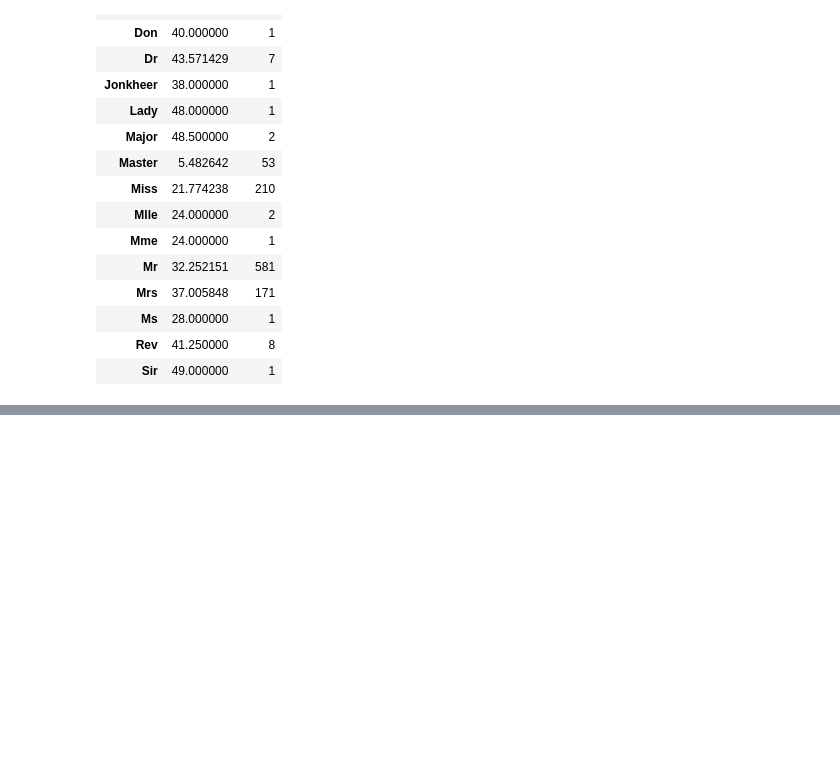
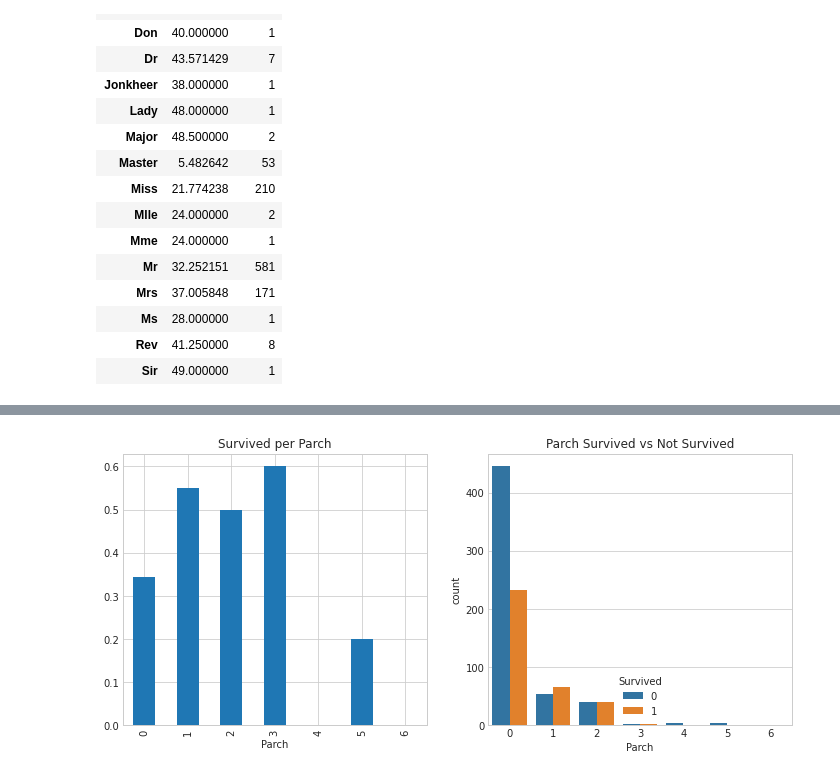
Before and after one commit to SoonKi-Eun/Kaggle, a Jupyter notebook: titanic-test-1.ipynb, the cells around one changed output, grey strips where cells are left out. Cells and saved outputs as stored; diff of their text form; code cells hidden in the pictures; blank space fills up the shorter version.

```diff
--- a/titanic-test-1.ipynb
+++ b/titanic-test-1.ipynb
@@ -514,0 +705,9 @@ temp.groupby('Initial').agg({'Age': ['mean', 'count']}) #이니셜 별 평균
+# %%
+#Parch 별 생존률 , 생존/사망 수
+bag('Parch', 'Survived', 'Survived per Parch', 'Parch Survived vs Not Survived')
+#가족4명까지 생존률이 올라감
+#그 이상은 오히려 줄어듬
+
+#temp.loc[(temp['Family'] == 5) & (temp['Survived'] == 1)]
+# %% [output]
+[figure, added]
```
Also changed, not shown: parts of 57 cells of this notebook.
